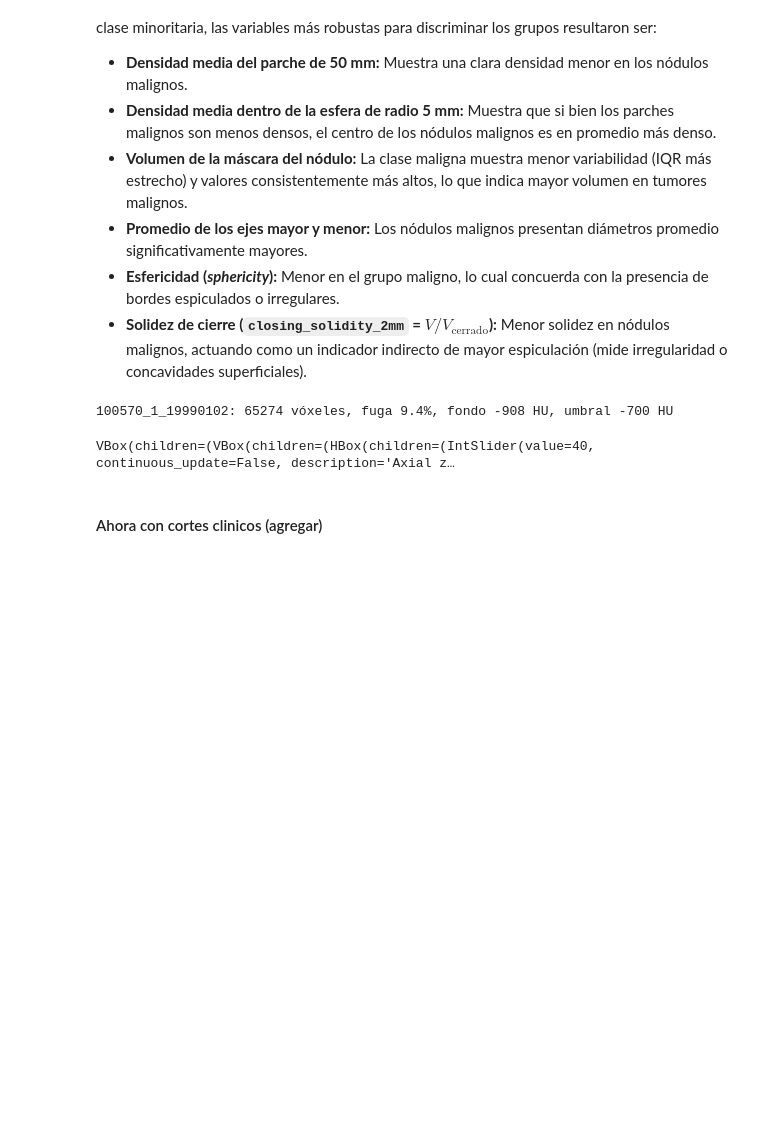
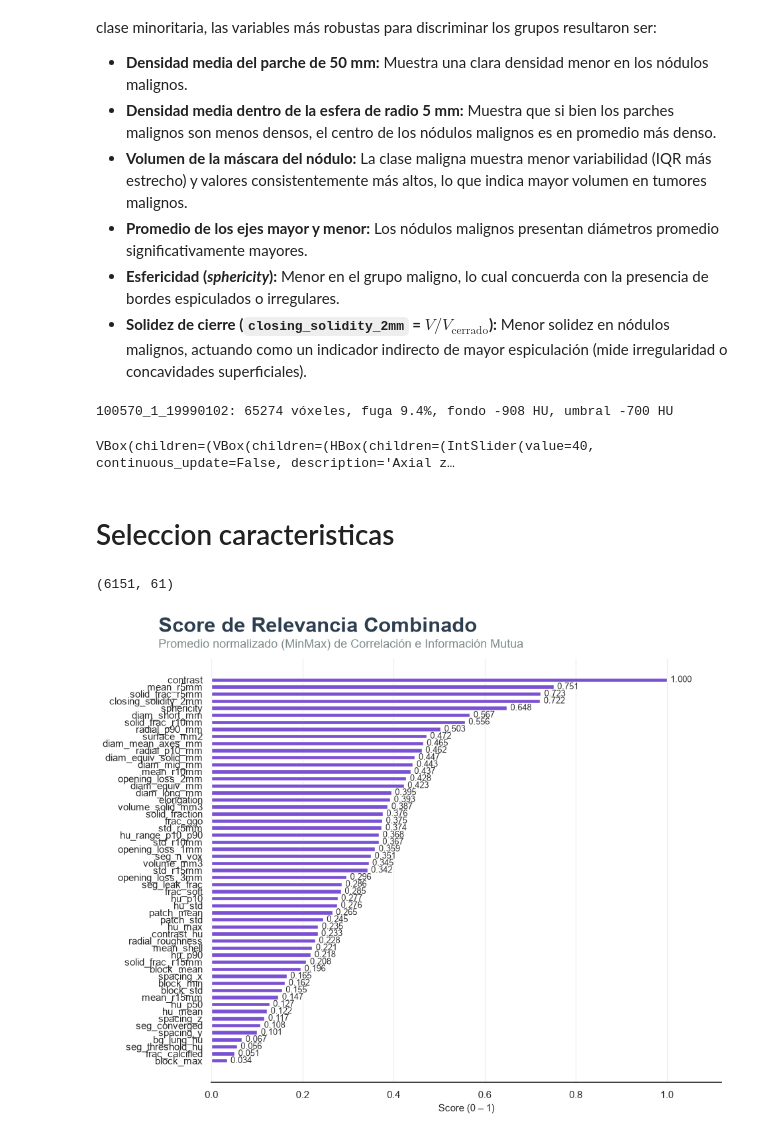
Before and after one commit to juanpablocarrillohortua/health_tech_lung_cancer, a Jupyter notebook: notebooks/image_caracteristics.ipynb, the cells around one changed output. Cells and saved outputs as stored; diff of their text form; code cells hidden in the pictures; blank space fills up the shorter version.

```diff
--- a/notebooks/image_caracteristics.ipynb
+++ b/notebooks/image_caracteristics.ipynb
@@ -1487,4 +1508,17 @@ explore_mask(hu, total, spacing=vs, solid_mask=solid, title=f"Nódulo {aid}")
 100570_1_19990102: 65274 vóxeles, fuga 9.4%, fondo -908 HU, umbral -700 HU
 VBox(children=(VBox(children=(HBox(children=(IntSlider(value=40, continuous_update=False, description='Axial z…
 # %% [markdown]
-#### Ahora con cortes clinicos (agregar)
+# Seleccion caracteristicas
+# %%
+analisis_imagenes.shape
+# %% [output]
+(6151, 61)
+# %%
+df_score = analizar_relevancia_caracteristicas(
+    analisis_imagenes.drop(
+        columns=['seg_ok', 'frac_air', 'AnnotationID', 'seg_seed_forced', 'PatientID']
+        ),
+    target="label"
+    )
+# %% [output]
+[figure, added]
```
Also changed, not shown: parts of 30 cells of this notebook, 3 other files.
